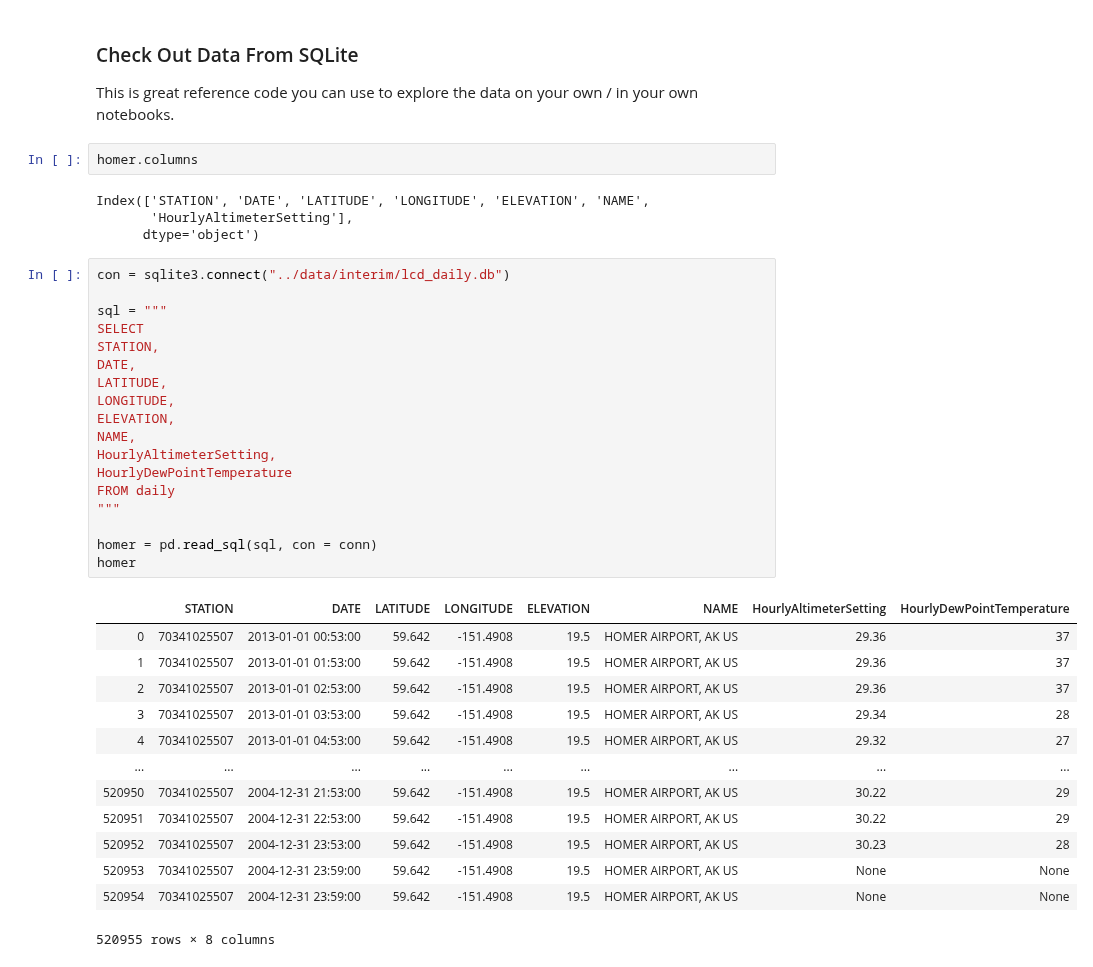
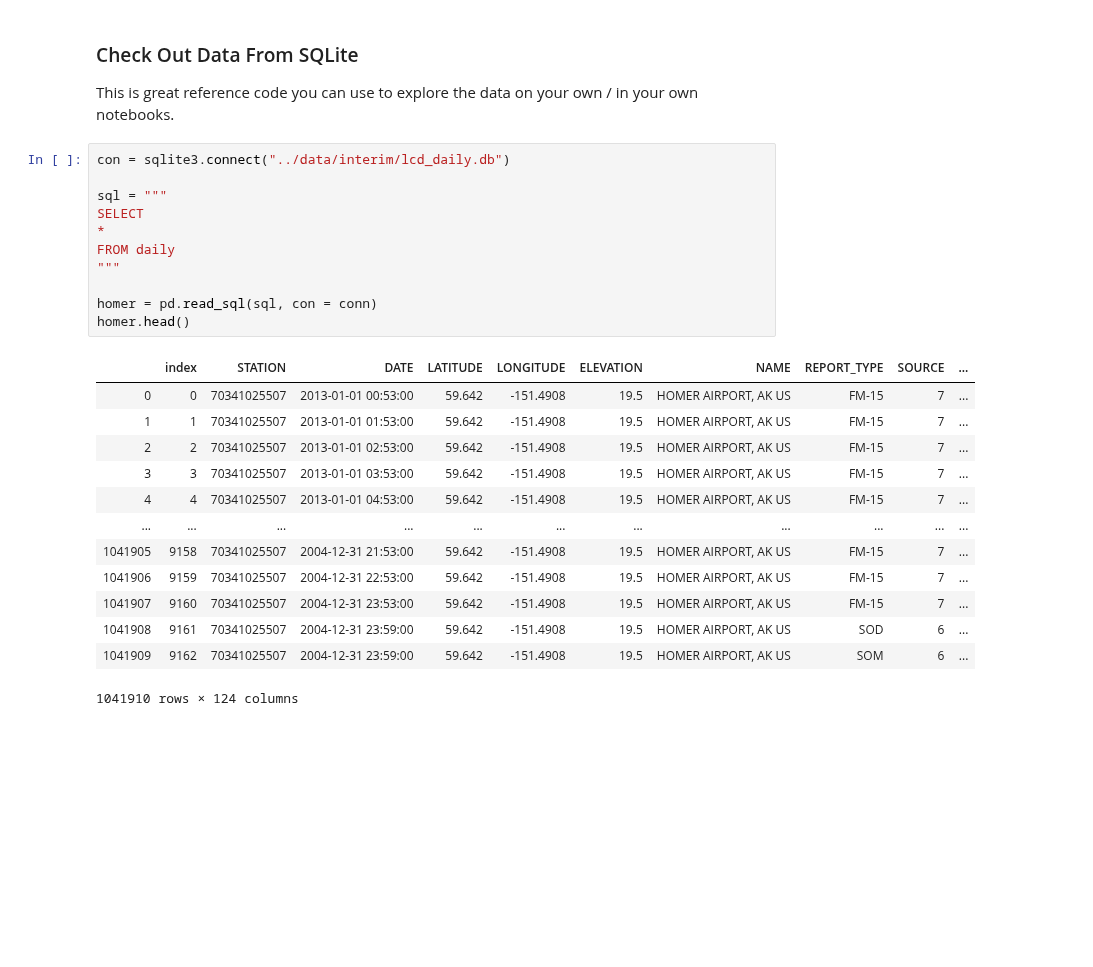
Before and after one commit to howweirdistheweather/weather_app, a Jupyter notebook: notebooks/01-dy-historical-csv-to-sql.ipynb, the cells around one changed output. Cells and saved outputs as stored; diff of their text form; blank space fills up the shorter version.

```diff
--- a/notebooks/01-dy-historical-csv-to-sql.ipynb
+++ b/notebooks/01-dy-historical-csv-to-sql.ipynb
@@ -372,41 +372,28 @@ lcd.import_station_csv()
 ### Check Out Data From SQLite
 
 This is great reference code you can use to explore the data on your own / in your own notebooks.
-# %%
-homer.columns
-# %% [output]
-Index(['STATION', 'DATE', 'LATITUDE', 'LONGITUDE', 'ELEVATION', 'NAME',
-       'HourlyAltimeterSetting'],
-      dtype='object')
 # %%
 con = sqlite3.connect("../data/interim/lcd_daily.db")
 
 sql = """
 SELECT
-STATION,
-DATE,
-LATITUDE,
-LONGITUDE,
-ELEVATION,
-NAME,
-HourlyAltimeterSetting,
-HourlyDewPointTemperature
+*
 FROM daily
 """
 
 homer = pd.read_sql(sql, con = conn)
-homer
+homer.head()
 # %% [output]
-|  | STATION | DATE | LATITUDE | LONGITUDE | ELEVATION | NAME | HourlyAltimeterSetting | HourlyDewPointTemperature |
-| 0 | 70341025507 | 2013-01-01 00:53:00 | 59.642 | -151.4908 | 19.5 | HOMER AIRPORT, AK US | 29.36 | 37 |
-| 1 | 70341025507 | 2013-01-01 01:53:00 | 59.642 | -151.4908 | 19.5 | HOMER AIRPORT, AK US | 29.36 | 37 |
-| 2 | 70341025507 | 2013-01-01 02:53:00 | 59.642 | -151.4908 | 19.5 | HOMER AIRPORT, AK US | 29.36 | 37 |
-| 3 | 70341025507 | 2013-01-01 03:53:00 | 59.642 | -151.4908 | 19.5 | HOMER AIRPORT, AK US | 29.34 | 28 |
-| 4 | 70341025507 | 2013-01-01 04:53:00 | 59.642 | -151.4908 | 19.5 | HOMER AIRPORT, AK US | 29.32 | 27 |
-| ... | ... | ... | ... | ... | ... | ... | ... | ... |
-| 520950 | 70341025507 | 2004-12-31 21:53:00 | 59.642 | -151.4908 | 19.5 | HOMER AIRPORT, AK US | 30.22 | 29 |
-| 520951 | 70341025507 | 2004-12-31 22:53:00 | 59.642 | -151.4908 | 19.5 | HOMER AIRPORT, AK US | 30.22 | 29 |
-| 520952 | 70341025507 | 2004-12-31 23:53:00 | 59.642 | -151.4908 | 19.5 | HOMER AIRPORT, AK US | 30.23 | 28 |
-| 520953 | 70341025507 | 2004-12-31 23:59:00 | 59.642 | -151.4908 | 19.5 | HOMER AIRPORT, AK US | None | None |
-| 520954 | 70341025507 | 2004-12-31 23:59:00 | 59.642 | -151.4908 | 19.5 | HOMER AIRPORT, AK US | None | None |
+|  | index | STATION | DATE | LATITUDE | LONGITUDE | ELEVATION | NAME | REPORT_TYPE | SOURCE | ... |
+| 0 | 0 | 70341025507 | 2013-01-01 00:53:00 | 59.642 | -151.4908 | 19.5 | HOMER AIRPORT, AK US | FM-15 | 7 | ... |
+| 1 | 1 | 70341025507 | 2013-01-01 01:53:00 | 59.642 | -151.4908 | 19.5 | HOMER AIRPORT, AK US | FM-15 | 7 | ... |
+| 2 | 2 | 70341025507 | 2013-01-01 02:53:00 | 59.642 | -151.4908 | 19.5 | HOMER AIRPORT, AK US | FM-15 | 7 | ... |
+| 3 | 3 | 70341025507 | 2013-01-01 03:53:00 | 59.642 | -151.4908 | 19.5 | HOMER AIRPORT, AK US | FM-15 | 7 | ... |
+| 4 | 4 | 70341025507 | 2013-01-01 04:53:00 | 59.642 | -151.4908 | 19.5 | HOMER AIRPORT, AK US | FM-15 | 7 | ... |
+| ... | ... | ... | ... | ... | ... | ... | ... | ... | ... | ... |
+| 1041905 | 9158 | 70341025507 | 2004-12-31 21:53:00 | 59.642 | -151.4908 | 19.5 | HOMER AIRPORT, AK US | FM-15 | 7 | ... |
+| 1041906 | 9159 | 70341025507 | 2004-12-31 22:53:00 | 59.642 | -151.4908 | 19.5 | HOMER AIRPORT, AK US | FM-15 | 7 | ... |
+| 1041907 | 9160 | 70341025507 | 2004-12-31 23:53:00 | 59.642 | -151.4908 | 19.5 | HOMER AIRPORT, AK US | FM-15 | 7 | ... |
+| 1041908 | 9161 | 70341025507 | 2004-12-31 23:59:00 | 59.642 | -151.4908 | 19.5 | HOMER AIRPORT, AK US | SOD | 6 | ... |
+| 1041909 | 9162 | 70341025507 | 2004-12-31 23:59:00 | 59.642 | -151.4908 | 19.5 | HOMER AIRPORT, AK US | SOM | 6 | ... |
-520955 rows × 8 columns
+1041910 rows × 124 columns
```
Also changed, not shown: parts of 25 cells of this notebook.
